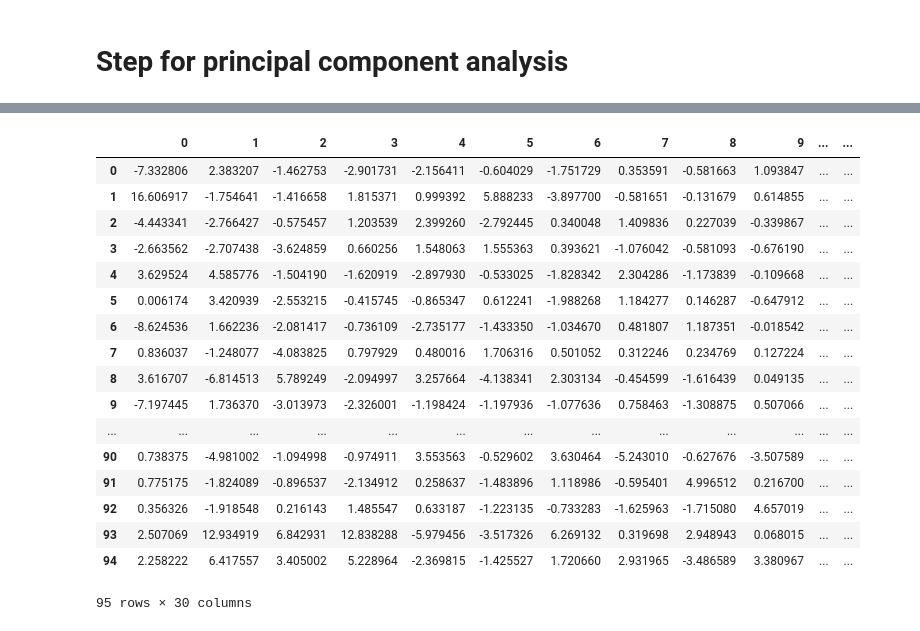
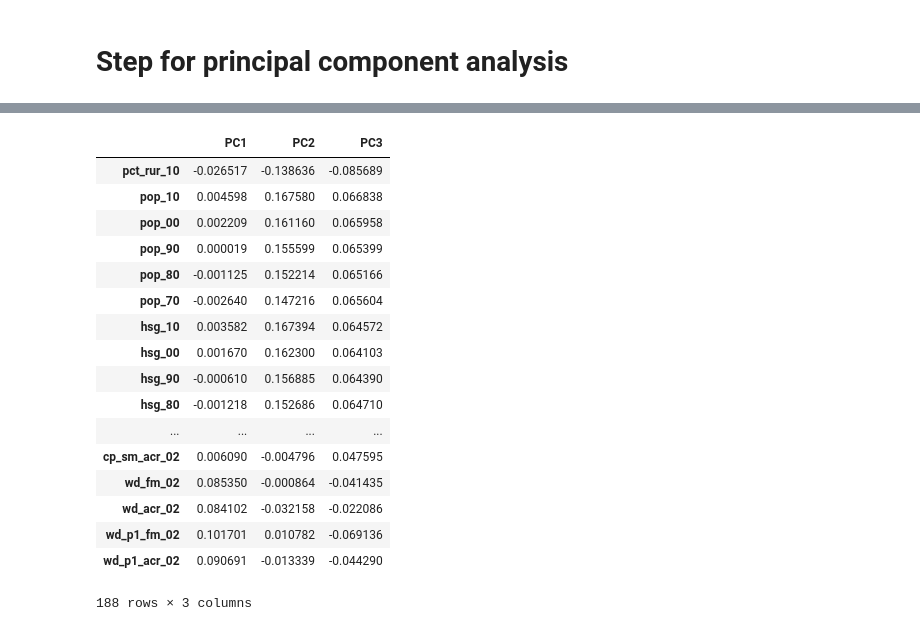
Before and after one commit to mforootan/NSS_Capstone_TN_land_use, a Jupyter notebook: cap_pca.ipynb, the cells around one changed output, grey strips where cells are left out. Drawn from its saved outputs; the diff is of its cells as text; code cells hidden in the pictures.

```diff
--- a/cap_pca.ipynb
+++ b/cap_pca.ipynb
@@ -154,25 +150,3 @@ pca.fit(scaler_df)
 
 # Transform the scaled samples: pca_features
 pca_features = pca.transform(scaler_df)
-# %%
-pcaft_df = pd.DataFrame(pca_features)
-pcaft_df
-# %% [output]
-|  | 0 | 1 | 2 | 3 | 4 | 5 | 6 | 7 | 8 | 9 | ... | ... |
-| 0 | -7.332806 | 2.383207 | -1.462753 | -2.901731 | -2.156411 | -0.604029 | -1.751729 | 0.353591 | -0.581663 | 1.093847 | ... | ... |
-| 1 | 16.606917 | -1.754641 | -1.416658 | 1.815371 | 0.999392 | 5.888233 | -3.897700 | -0.581651 | -0.131679 | 0.614855 | ... | ... |
-| 2 | -4.443341 | -2.766427 | -0.575457 | 1.203539 | 2.399260 | -2.792445 | 0.340048 | 1.409836 | 0.227039 | -0.339867 | ... | ... |
-| 3 | -2.663562 | -2.707438 | -3.624859 | 0.660256 | 1.548063 | 1.555363 | 0.393621 | -1.076042 | -0.581093 | -0.676190 | ... | ... |
-| 4 | 3.629524 | 4.585776 | -1.504190 | -1.620919 | -2.897930 | -0.533025 | -1.828342 | 2.304286 | -1.173839 | -0.109668 | ... | ... |
-| 5 | 0.006174 | 3.420939 | -2.553215 | -0.415745 | -0.865347 | 0.612241 | -1.988268 | 1.184277 | 0.146287 | -0.647912 | ... | ... |
-| 6 | -8.624536 | 1.662236 | -2.081417 | -0.736109 | -2.735177 | -1.433350 | -1.034670 | 0.481807 | 1.187351 | -0.018542 | ... | ... |
-| 7 | 0.836037 | -1.248077 | -4.083825 | 0.797929 | 0.480016 | 1.706316 | 0.501052 | 0.312246 | 0.234769 | 0.127224 | ... | ... |
-| 8 | 3.616707 | -6.814513 | 5.789249 | -2.094997 | 3.257664 | -4.138341 | 2.303134 | -0.454599 | -1.616439 | 0.049135 | ... | ... |
-| 9 | -7.197445 | 1.736370 | -3.013973 | -2.326001 | -1.198424 | -1.197936 | -1.077636 | 0.758463 | -1.308875 | 0.507066 | ... | ... |
-| ... | ... | ... | ... | ... | ... | ... | ... | ... | ... | ... | ... | ... |
-| 90 | 0.738375 | -4.981002 | -1.094998 | -0.974911 | 3.553563 | -0.529602 | 3.630464 | -5.243010 | -0.627676 | -3.507589 | ... | ... |
-| 91 | 0.775175 | -1.824089 | -0.896537 | -2.134912 | 0.258637 | -1.483896 | 1.118986 | -0.595401 | 4.996512 | 0.216700 | ... | ... |
-| 92 | 0.356326 | -1.918548 | 0.216143 | 1.485547 | 0.633187 | -1.223135 | -0.733283 | -1.625963 | -1.715080 | 4.657019 | ... | ... |
-| 93 | 2.507069 | 12.934919 | 6.842931 | 12.838288 | -5.979456 | -3.517326 | 6.269132 | 0.319698 | 2.948943 | 0.068015 | ... | ... |
-| 94 | 2.258222 | 6.417557 | 3.405002 | 5.228964 | -2.369815 | -1.425527 | 1.720660 | 2.931965 | -3.486589 | 3.380967 | ... | ... |
-95 rows × 30 columns
@@ -178,0 +158,26 @@ pcaft_df
+# %%
+pcacom_df = pd.DataFrame(pca.components_.T)
+pcacom_df.columns = pc(pcacom_df.shape[1],0)
+pcacom_df.index = metrics
+pcacom_df.drop(list(pcacom_df.columns[np.arange(3,pcacom_df.shape[1])]), axis=1, inplace=True)
+# %%
+pcacom_df
+# %% [output]
+|  | PC1 | PC2 | PC3 |
+| pct_rur_10 | -0.026517 | -0.138636 | -0.085689 |
+| pop_10 | 0.004598 | 0.167580 | 0.066838 |
+| pop_00 | 0.002209 | 0.161160 | 0.065958 |
+| pop_90 | 0.000019 | 0.155599 | 0.065399 |
+| pop_80 | -0.001125 | 0.152214 | 0.065166 |
+| pop_70 | -0.002640 | 0.147216 | 0.065604 |
+| hsg_10 | 0.003582 | 0.167394 | 0.064572 |
+| hsg_00 | 0.001670 | 0.162300 | 0.064103 |
+| hsg_90 | -0.000610 | 0.156885 | 0.064390 |
+| hsg_80 | -0.001218 | 0.152686 | 0.064710 |
+| ... | ... | ... | ... |
+| cp_sm_acr_02 | 0.006090 | -0.004796 | 0.047595 |
+| wd_fm_02 | 0.085350 | -0.000864 | -0.041435 |
+| wd_acr_02 | 0.084102 | -0.032158 | -0.022086 |
+| wd_p1_fm_02 | 0.101701 | 0.010782 | -0.069136 |
+| wd_p1_acr_02 | 0.090691 | -0.013339 | -0.044290 |
+188 rows × 3 columns
```
Also changed, not shown: parts of 15 cells of this notebook, 2 other files.
